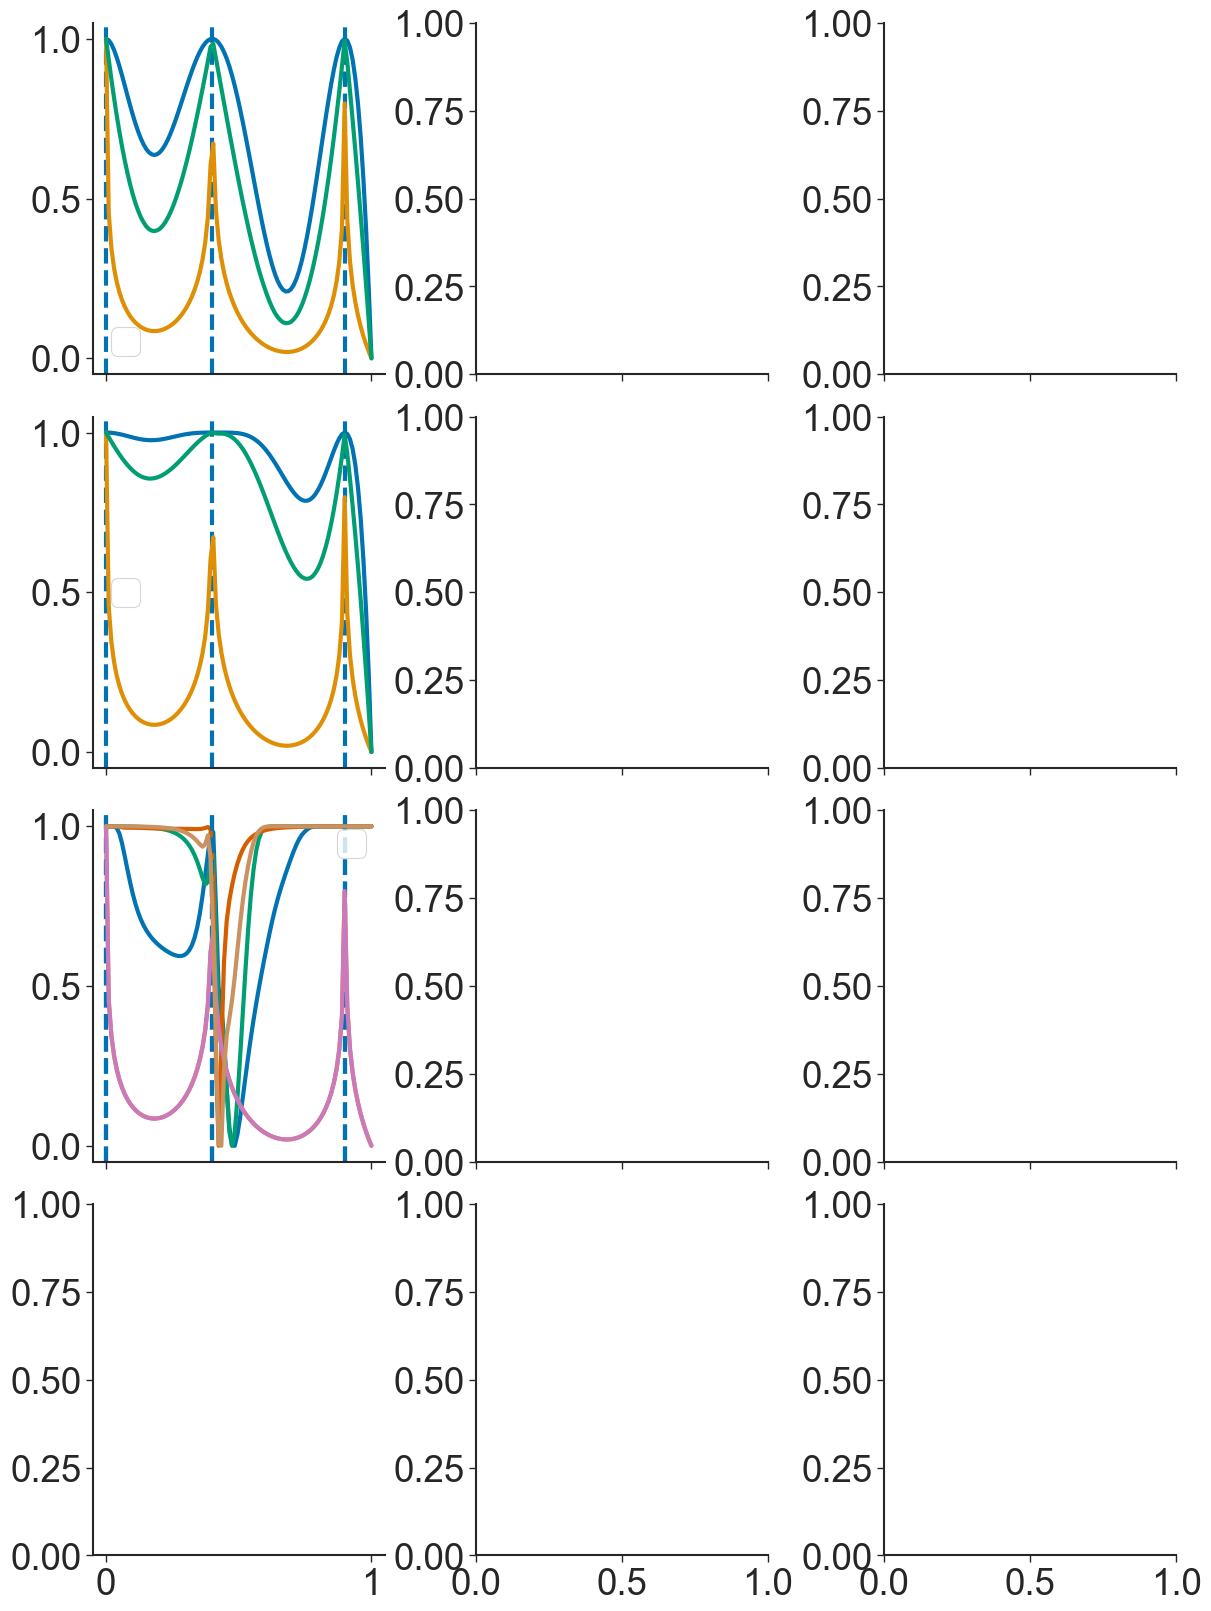
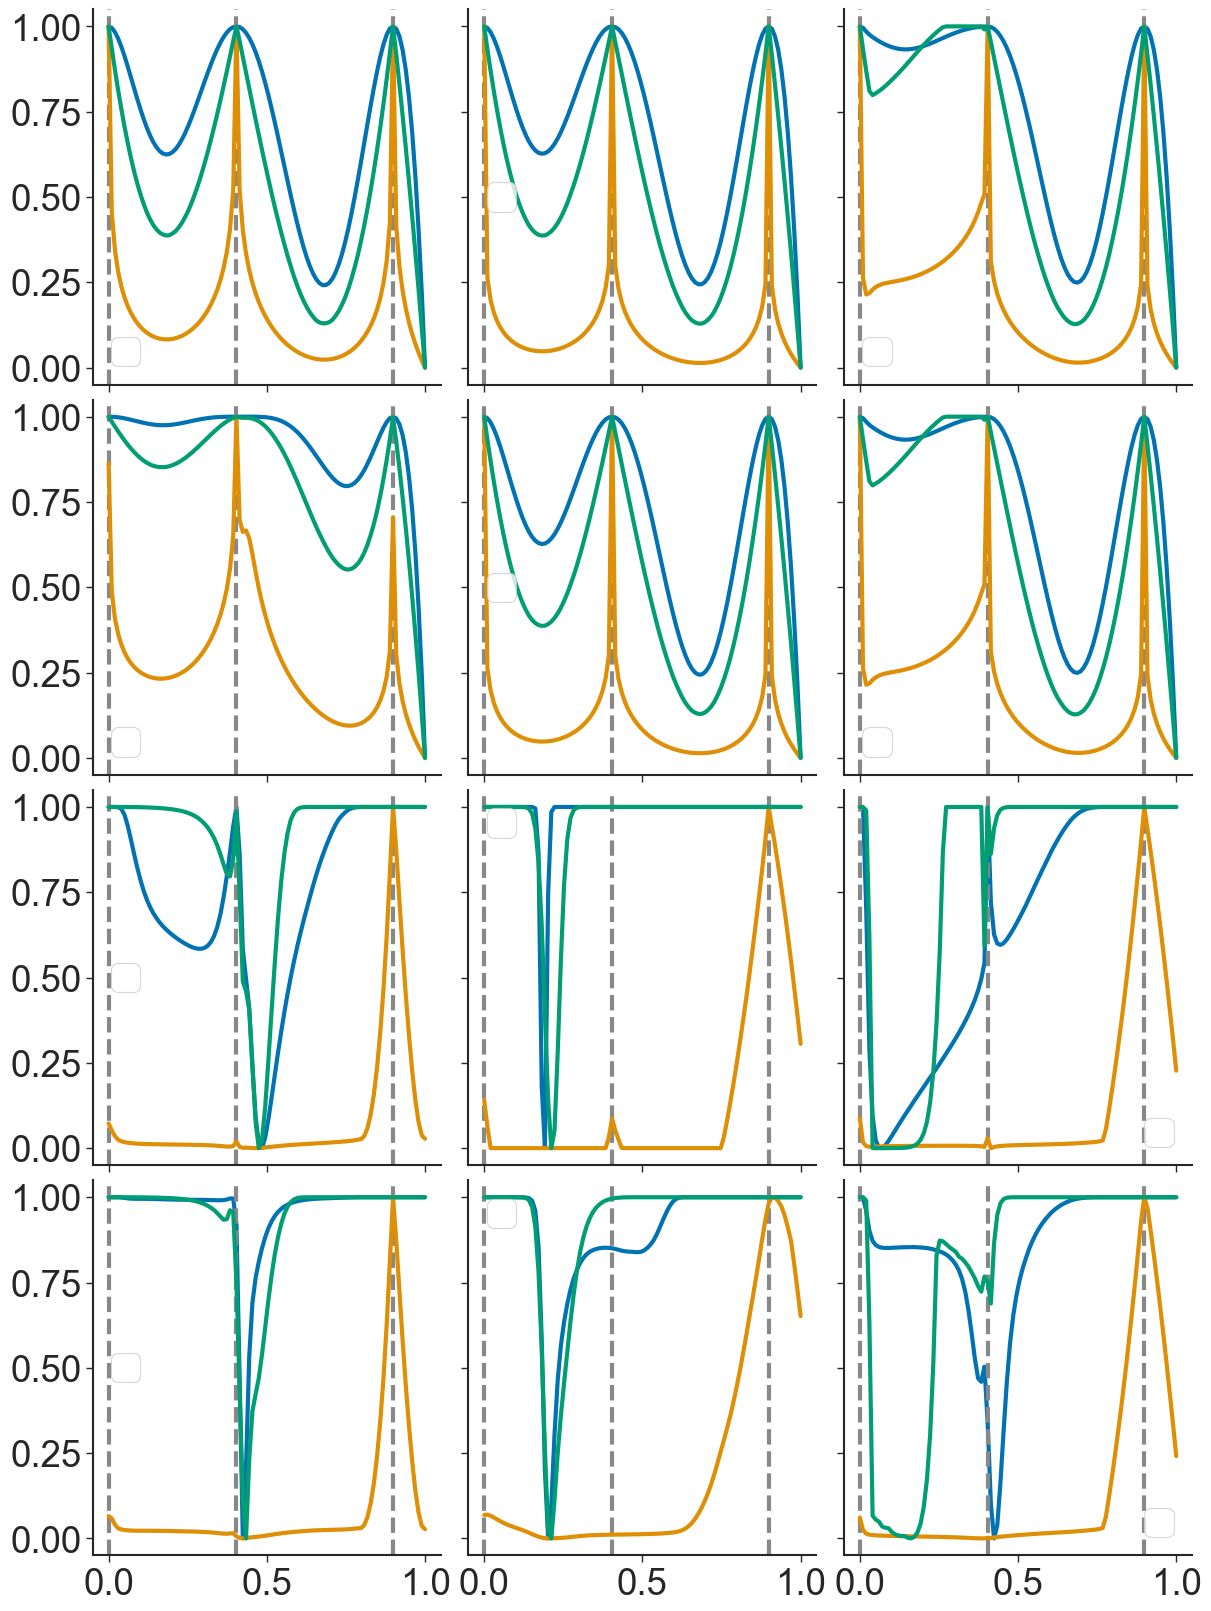
The notebook cell's code change between the first figure and the second:
--- before
+++ after
@@ -1,6 +1,7 @@
 fig, axes = plt.subplots(nrows=4, ncols=3, figsize=(12, 16), 
-                         sharex='col', sharey=False, 
+                         sharex='col', sharey='row', 
                          constrained_layout=True)
 
-key_acq, key = jr.split(key)
-plot_pw_acq_multi_target(key_acq, post_em_fwd, ax=axes[:,0])
+for i, post_em in enumerate([post_em_fwd, post_em_ldens, post_em_clip]):
+    key_acq_i, key = jr.split(key)
+    plot_pw_acq_multi_target(key_acq_i, post_em, ax=axes[:,i], colors={'aux': gp_colors['points']})

Commit: generated pointwise acquisition plot